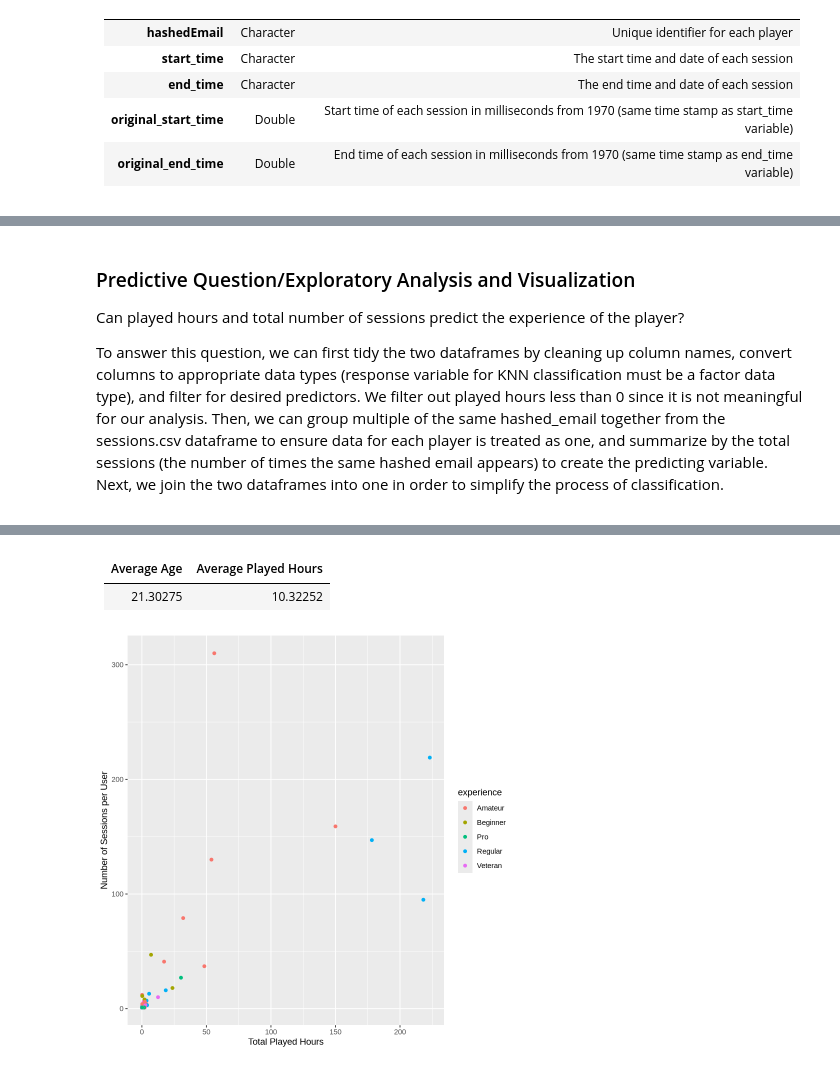
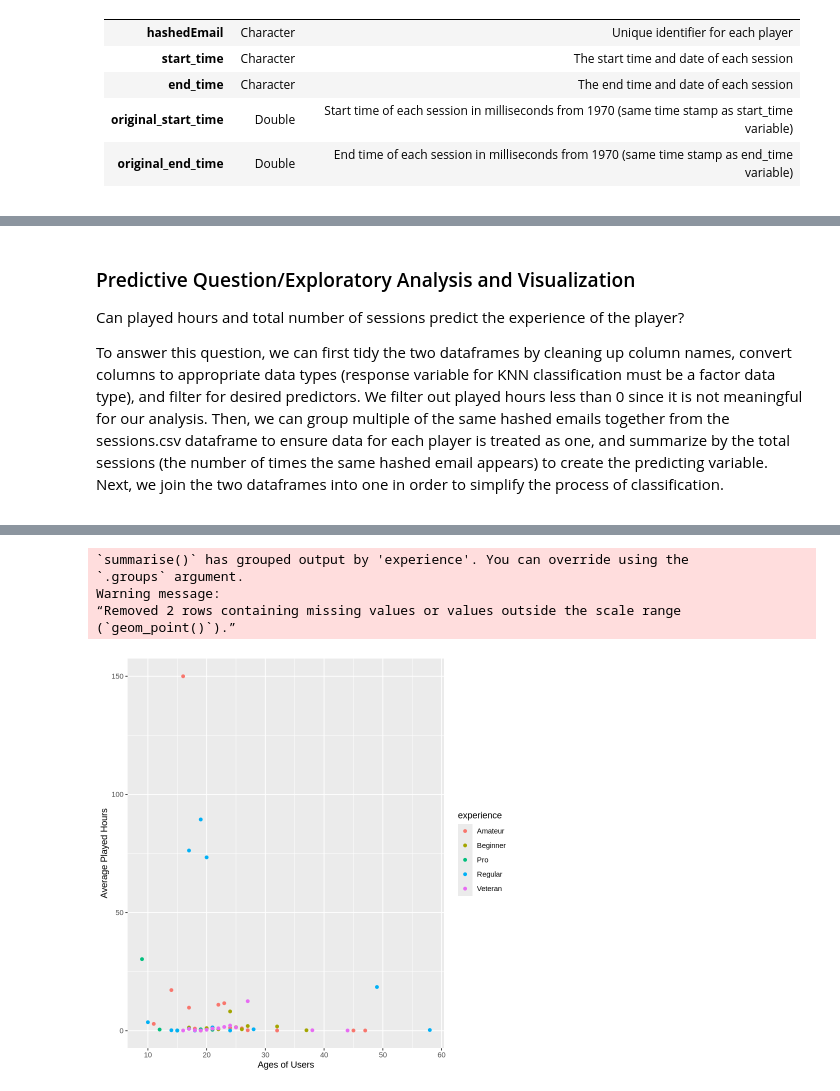
Before and after one commit to mandalaalinn-jpg/DS-Proposal, a Jupyter notebook: DataScienceProposal.ipynb, the cells around one changed output, grey strips where cells are left out. Saved outputs shown, nothing was run; the diff lists cells and outputs as text; code cells hidden in the pictures.

Commit message:
Update DataScienceProposal notebook

```diff
--- a/DataScienceProposal.ipynb
+++ b/DataScienceProposal.ipynb
@@ -118,7 +137,7 @@ Understanding the demographics of video game players is important for improving
 <p><h3>Predictive Question/Exploratory Analysis and Visualization</h3>
 Can played hours and total number of sessions predict the experience of the player? <p></p>
 
-To answer this question, we can first tidy the two dataframes by cleaning up column names, convert columns to appropriate data types (response variable for KNN classification must be a factor data type), and filter for desired predictors. We filter out played hours less than 0 since it is not meaningful for our analysis. Then, we can group multiple of the same hashed_email together from the sessions.csv dataframe to ensure data for each player is treated as one, and summarize by the total sessions (the number of times the same hashed email appears) to create the predicting variable. Next, we join the two dataframes into one in order to simplify the process of classification.
+To answer this question, we can first tidy the two dataframes by cleaning up column names, convert columns to appropriate data types (response variable for KNN classification must be a factor data type), and filter for desired predictors. We filter out played hours less than 0 since it is not meaningful for our analysis. Then, we can group multiple of the same hashed emails together from the sessions.csv dataframe to ensure data for each player is treated as one, and summarize by the total sessions (the number of times the same hashed email appears) to create the predicting variable. Next, we join the two dataframes into one in order to simplify the process of classification.
 # %%
 players <- players|>
 clean_names() |>
@@ -161,12 +177,23 @@ summarize(avg_age = mean(age, na.rm = TRUE), avg_played_hours = mean(played_hour
-# %% [markdown]
-|Average Age|Average Played Hours|
-|------|------|
-|21.30275|10.32252|
 # %%
-combined_data_plot <- combined_data |>
-ggplot(aes(x = played_hours, y = total_sessions, color = experience)) +
+# combined_data_plot <- combined_data |>
+# ggplot(aes(x = played_hours, y = total_sessions, color = experience)) +
+# geom_point() +
+# labs(x = "Total Played Hours", y = "Number of Sessions per User")
+# combined_data_plot
+
+avg_players <- players |>
+group_by(experience, age) |>
+summarize(avg_age = mean(age, na.rm = TRUE), avg_hours = mean(played_hours, na.rm = TRUE))
+
+avg_players_plot <- avg_players |>
+ggplot(aes(x = age, y = avg_hours, color = experience)) +
 geom_point() +
-labs(x = "Total Played Hours", y = "Number of Sessions per User")
-combined_data_plot
+labs(x = "Ages of Users", y = "Average Played Hours")
+avg_players_plot
 # %% [output]
+`summarise()` has grouped output by 'experience'. You can override using the
+`.groups` argument.
+Warning message:
+“Removed 2 rows containing missing values or values outside the scale range
+(`geom_point()`).”
-[figure, old version]
+[figure, new version]
```
Also changed, not shown: parts of 4 cells of this notebook.
